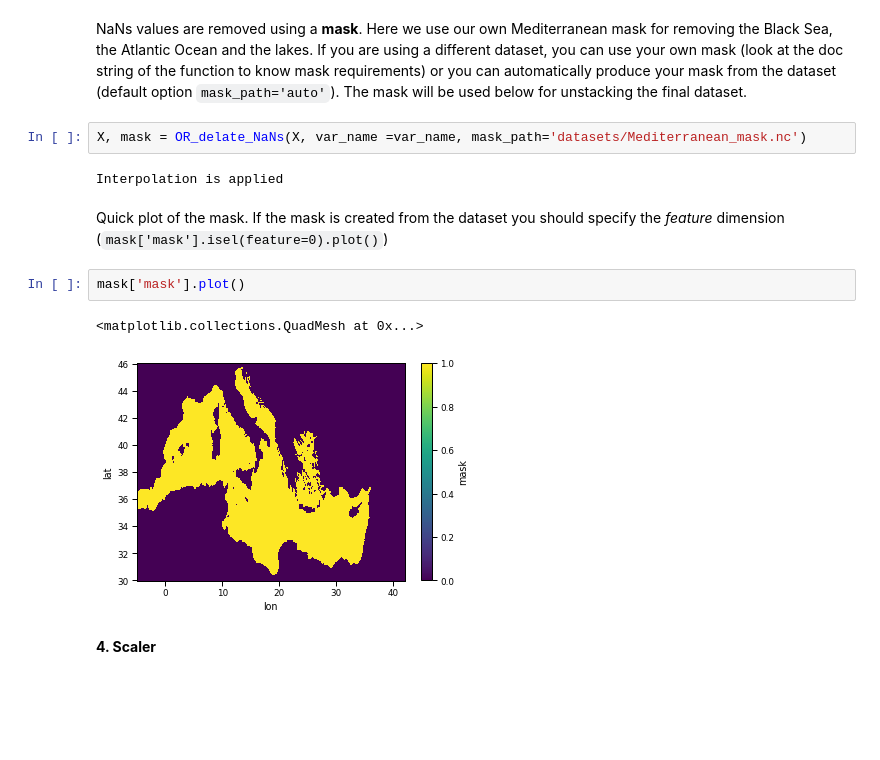
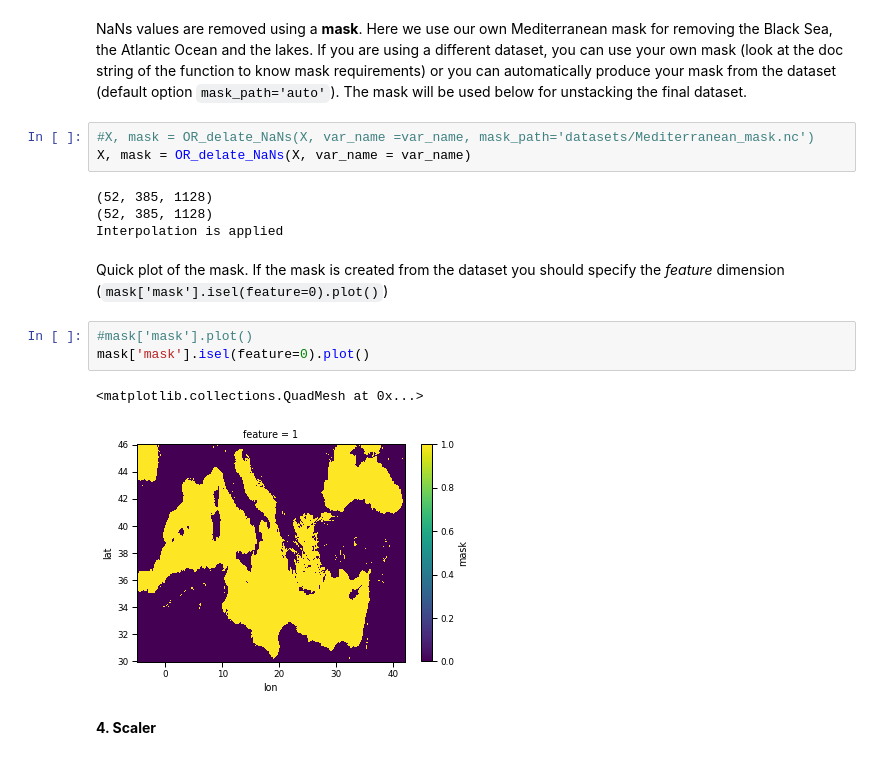
Before and after one commit to euroargodev/BlueCloud, a Jupyter notebook: ModelDevelopment_OceanRegimes.ipynb, the cells around one changed output. Saved outputs shown, nothing was run; the diff lists cells and outputs as text; blank space fills up the shorter version.

```diff
--- a/ModelDevelopment_OceanRegimes.ipynb
+++ b/ModelDevelopment_OceanRegimes.ipynb
@@ -156,16 +156,20 @@ __3. Delate all NaN values__
 # %% [markdown]
 NaNs values are removed using a __mask__. Here we use our own Mediterranean mask for removing the Black Sea, the Atlantic Ocean and the lakes. If you are using a different dataset, you can use your own mask (look at the doc string of the function to know mask requirements) or you can automatically produce your mask from the dataset (default option ``mask_path='auto'``). The mask will be used below for unstacking the final dataset.
 # %%
-X, mask = OR_delate_NaNs(X, var_name =var_name, mask_path='datasets/Mediterranean_mask.nc')
+#X, mask = OR_delate_NaNs(X, var_name =var_name, mask_path='datasets/Mediterranean_mask.nc')
+X, mask = OR_delate_NaNs(X, var_name = var_name)
 # %% [output]
+(52, 385, 1128)
+(52, 385, 1128)
 Interpolation is applied
 # %% [markdown]
 Quick plot of the mask. If the mask is created from the dataset you should specify the *feature* dimension (``mask['mask'].isel(feature=0).plot()``)
-# %%
-mask['mask'].plot()
-# %% [output]
-<matplotlib.collections.QuadMesh at 0x...>
-[figure, removed]
+# %%
+#mask['mask'].plot()
+mask['mask'].isel(feature=0).plot()
+# %% [output]
+<matplotlib.collections.QuadMesh at 0x...>
+[figure, added]
 # %% [markdown]
 __4. Scaler__
 # %% [markdown]
```
Also changed, not shown: parts of 8 cells of this notebook, 9 other files.
